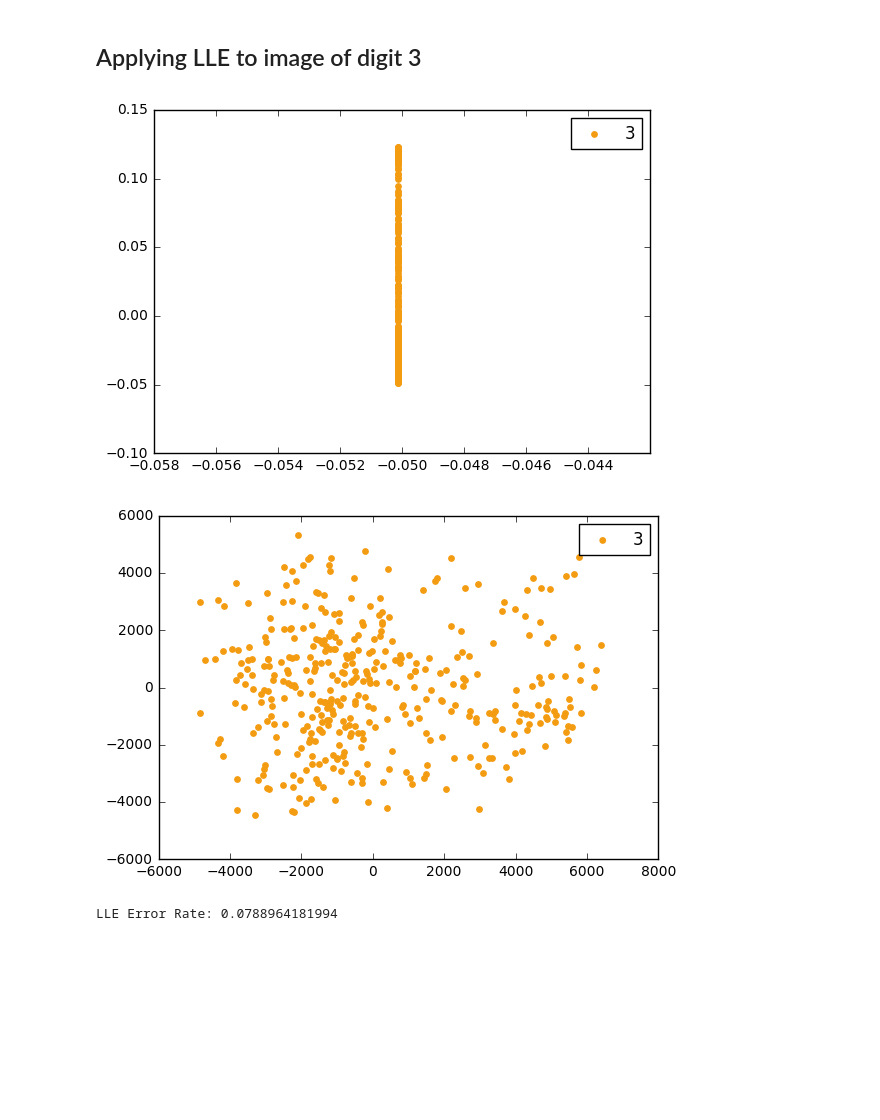
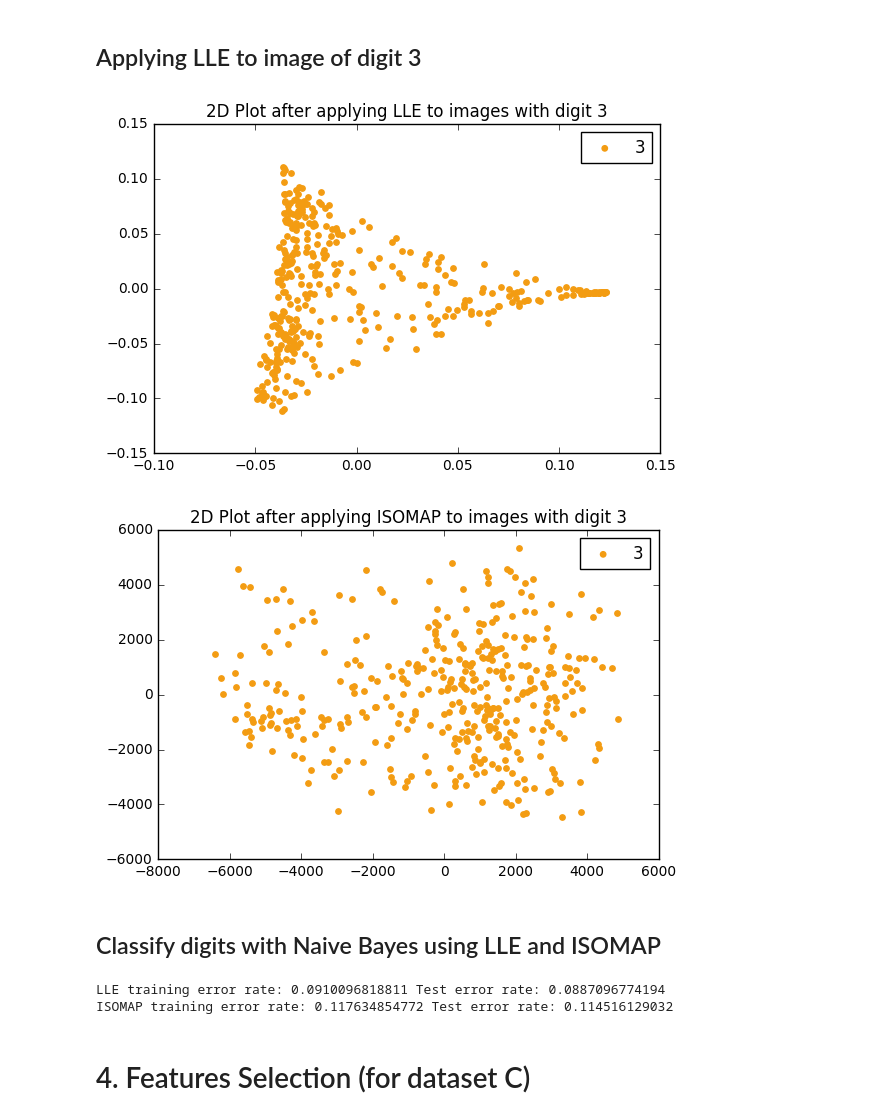
Before and after one commit to olinguyen/ece657a, a Jupyter notebook: assignment1.ipynb, the cells around one changed output. Saved outputs shown, nothing was run; the diff lists cells and outputs as text; code cells hidden in the pictures; blank space fills up the shorter version.

```diff
--- a/assignment1.ipynb
+++ b/assignment1.ipynb
@@ -223,43 +228,81 @@ plt.scatter([X_transformed[:,0][i] for i in range(len(y_train)) if y_train[i] ==
 label=str(num), color = colors[num][0], marker=colors[num][1])#, edgecolors='black')
 
 plt.legend(scatterpoints=1)
+plt.title("2D Plot after applying LLE to images with digit 3")
 plot.set_xticks(())
 plot.set_yticks(())
 plt.tight_layout()
 # %% [output]
-[figure, old version]
+[figure, new version]
 # %%
 from sklearn.manifold import Isomap
 
 isomap = Isomap(n_components=4, n_neighbors=5)
 X_transformed = isomap.fit_transform(X_train)
 
 num = 3
 plt.scatter([X_transformed[:,0][i] for i in range(len(y_train)) if y_train[i] == num],
 [X_transformed[:,1][i] for i in range(len(y_train)) if y_train[i] == num], 15,
 label=str(num), color = colors[num][0], marker=colors[num][1])#, edgecolors='black')
 
 plt.legend(scatterpoints=1)
+plt.title("2D Plot after applying ISOMAP to images with digit 3")
 plot.set_xticks(())
 plot.set_yticks(())
 plt.tight_layout()
 # %% [output]
-[figure, old version]
+[figure, new version]
-# %%
-gnb = GaussianNB()
-
-X_train = dataB['fea']
-y_train = dataB['gnd'].ravel()
-
-lle = LocallyLinearEmbedding(n_components=4, n_neighbors=5)
-
-X_transformed = lle.fit_transform(X_train)
-
-gnb.fit(X_transformed, y_train)
-
-y_pred = gnb.predict(X_transformed)
-error_rate = (y_pred != y_train).mean()
-
-print("LLE Error Rate:", error_rate)
-# %% [output]
-LLE Error Rate: 0.0788964181994
+# %% [markdown]
+## Classify digits with Naive Bayes using LLE and ISOMAP
+# %%
+from sklearn.model_selection import train_test_split
+from sklearn.model_selection import KFold
+
+features = dataB['fea']
+labels = dataB['gnd'].ravel()
+
+lle_train_err = []
+lle_test_err = []
+isomap_train_err = []
+isomap_test_err = []
+
+clf = GaussianNB()
+isomap = Isomap(n_components=4, n_neighbors=5, n_jobs=-1)
+lle = LocallyLinearEmbedding(n_components=4, n_neighbors=5, n_jobs=-1)
+
+n_iterations = 10
+
+for i in range(n_iterations):
+    X_train, X_test, y_train, y_test = train_test_split(features, labels, test_size=0.3)
+
+    X_transformed = lle.fit_transform(X_train)
+    X_test_transformed = lle.transform(X_test)
+
+    clf.fit(X_transformed, y_train)
+    y_pred = clf.predict(X_transformed)
+    train_error_rate = (y_pred != y_train).mean()
+    lle_train_err.append(train_error_rate)
+
+    y_pred = clf.predict(X_test_transformed)
+    test_error_rate = (y_pred != y_test).mean()
+    lle_test_err.append(test_error_rate)
+
+    X_transformed = isomap.fit_transform(X_train)
+    X_test_transformed = isomap.transform(X_test)
+
+    clf.fit(X_transformed, y_train)
+    y_pred = clf.predict(X_transformed)
+    train_error_rate = (y_pred != y_train).mean()
+    isomap_train_err.append(train_error_rate)
+
+    y_pred = clf.predict(X_test_transformed)
+    test_error_rate = (y_pred != y_test).mean()
+    isomap_test_err.append(test_error_rate)
+
+print("LLE training error rate:", np.mean(lle_train_err), "Test error rate:", np.mean(lle_test_err))
+print("ISOMAP training error rate:", np.mean(isomap_train_err), "Test error rate:", np.mean(isomap_test_err))
+# %% [output]
+LLE training error rate: 0.0910096818811 Test error rate: 0.0887096774194
+ISOMAP training error rate: 0.117634854772 Test error rate: 0.114516129032
+# %% [markdown]
+# 4. Features Selection (for dataset C)
```
Also changed, not shown: parts of 16 cells of this notebook.
